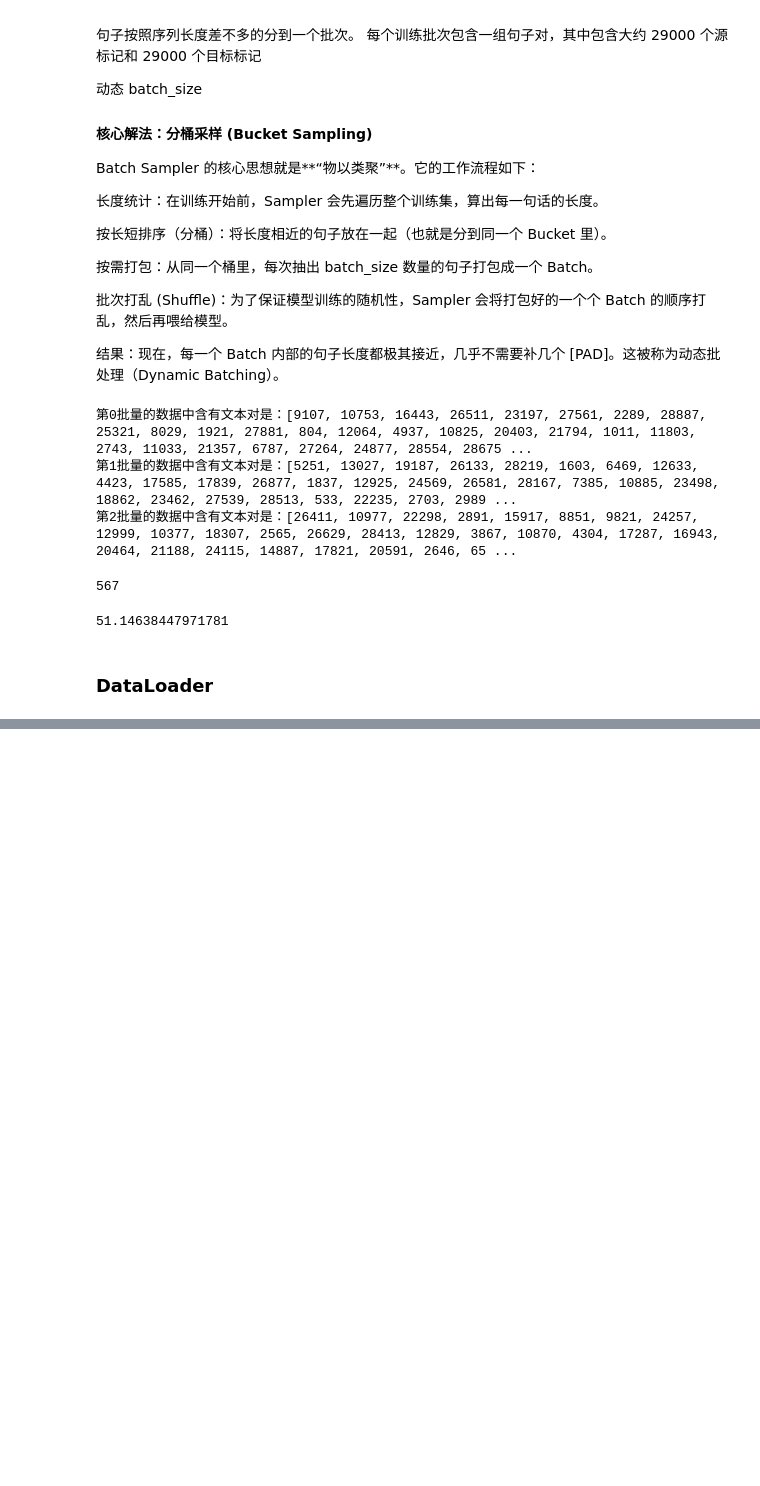
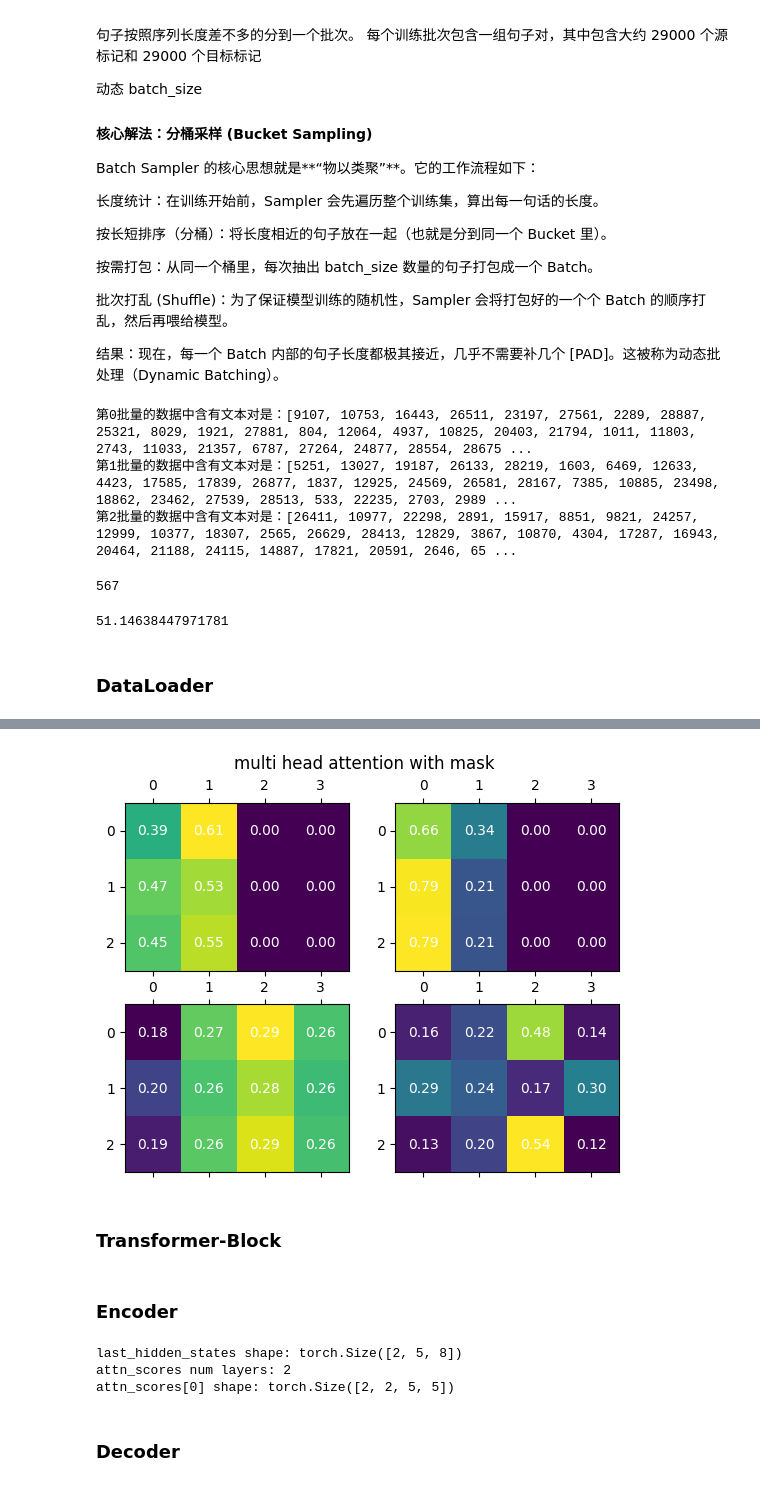
Before and after one commit to Rozen-a/Transformer-DeEn-NMT, a Jupyter notebook: transformer_带bleu-autodl训练结果.ipynb, the cells around one changed output, grey strips where cells are left out. Drawn from its saved outputs; the diff is of its cells as text; code cells hidden in the pictures; blank space fills up the shorter version.

```diff
--- a/transformer_带bleu-autodl训练结果.ipynb
+++ b/transformer_带bleu-autodl训练结果.ipynb
@@ -515,0 +913,16 @@ def collate_fct(batch, tokenizer):
+# %%
+outputs_masked = mha(query, key_value, key_value, mask)
+
+fig, axis = plt.subplots(*outputs_masked.attn_scores.shape[:2])
+for i in range(query.shape[0]):
+    for j in range(outputs_masked.attn_scores.shape[1]):
+        axis[i, j].matshow(outputs_masked.attn_scores[i, j].detach().numpy())
+        for x in range(outputs_masked.attn_scores.shape[2]):
+            for y in range(outputs_masked.attn_scores.shape[3]):
+                axis[i, j].text(y, x, f"{outputs_masked.attn_scores[i, j, x, y]:.2f}", ha="center", va="center", color="w")
+fig.suptitle("multi head attention with mask")
+plt.show()
+# %% [output]
+[figure, added]
+# %% [markdown]
+### Transformer-Block
@@ -515,0 +1010,2 @@ def collate_fct(batch, tokenizer):
+# %% [markdown]
+### Encoder
@@ -515,0 +1046,31 @@ def collate_fct(batch, tokenizer):
+# %%
+# 简单测试 TransformerEncoder 的前向计算
+
+# 构造简单配置和输入
+test_config = {
+    "num_encoder_layers": 2,
+    "d_model": 8,
+    "num_heads": 2,
+    "dim_feedforward": 16,
+    "dropout": 0.1,
+    "layer_norm_eps": 1e-5,
+}
+
+# 构造假输入: batch_size=2, seq_len=5, d_model=8
+test_input = torch.randn(2, 5, 8)
+
+encoder = TransformerEncoder(test_config)
+encoder.eval()  # 测试时设为eval模式
+
+with torch.no_grad():
+    encoder_out = encoder(test_input)
+
+print("last_hidden_states shape:", encoder_out.last_hidden_states.shape)
+print("attn_scores num layers:", len(encoder_out.attn_scores))
+print("attn_scores[0] shape:", encoder_out.attn_scores[0].shape)
+# %% [output]
+last_hidden_states shape: torch.Size([2, 5, 8])
+attn_scores num layers: 2
+attn_scores[0] shape: torch.Size([2, 2, 5, 5])
+# %% [markdown]
+### Decoder
```
Also changed, not shown: parts of 24 cells of this notebook, 1 other file.
